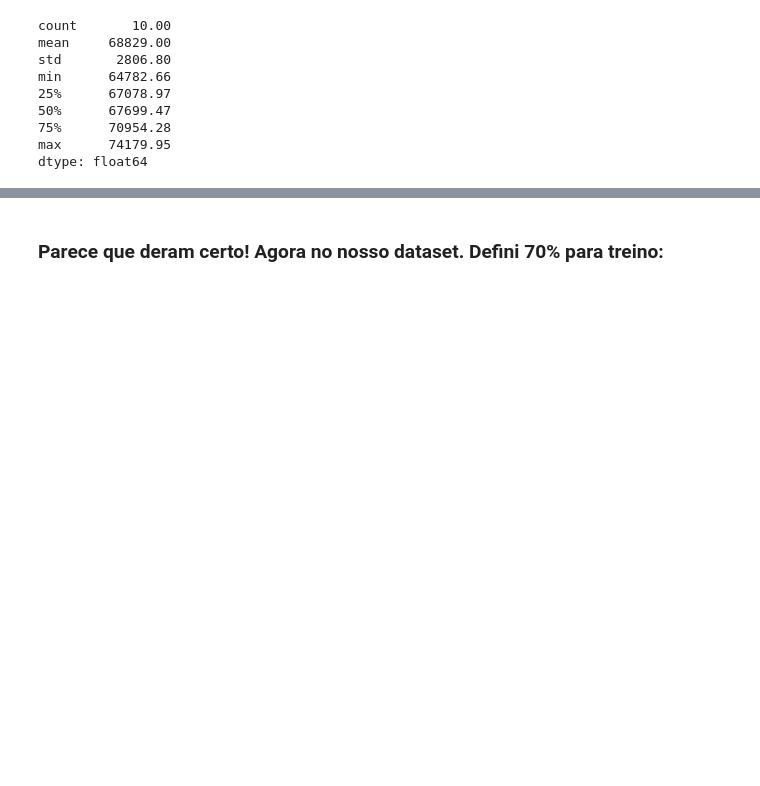
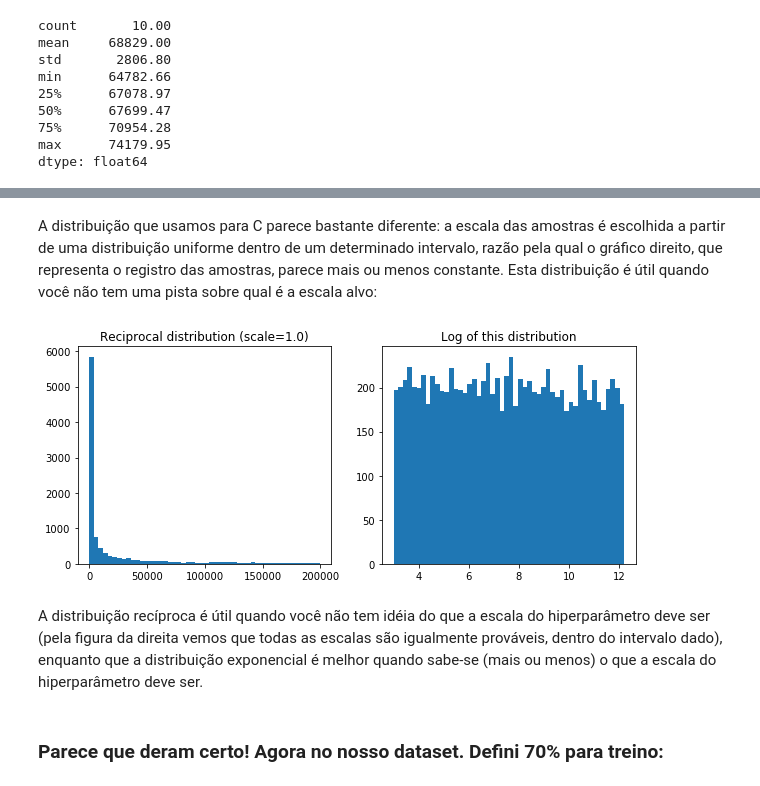
Before and after one commit to marcelomiky/python_code, a Jupyter notebook: scikit-learn/tcc/california-housing-prices.ipynb, the cells around one changed output, grey strips where cells are left out. Saved outputs shown, nothing was run; the diff lists cells and outputs as text; code cells hidden in the pictures; blank space fills up the shorter version.

```diff
--- a/scikit-learn/tcc/california-housing-prices.ipynb
+++ b/scikit-learn/tcc/california-housing-prices.ipynb
@@ -1190,3 +1681,20 @@ dtype: float64
+# %% [markdown]
+A distribuição que usamos para C parece bastante diferente: a escala das amostras é escolhida a partir de uma distribuição uniforme dentro de um determinado intervalo, razão pela qual o gráfico direito, que representa o registro das amostras, parece mais ou menos constante. Esta distribuição é útil quando você não tem uma pista sobre qual é a escala alvo:
+# %%
+reciprocal_distrib = reciprocal(20, 200000)
+samples = reciprocal_distrib.rvs(10000, random_state=42)
+plt.figure(figsize=(10, 4))
+plt.subplot(121)
+plt.title("Reciprocal distribution (scale=1.0)")
+plt.hist(samples, bins=50)
+plt.subplot(122)
+plt.title("Log of this distribution")
+plt.hist(np.log(samples), bins=50)
+plt.show()
+# %% [output]
+[figure, added]
+# %% [markdown]
+A distribuição recíproca é útil quando você não tem idéia do que a escala do hiperparâmetro deve ser (pela figura da direita vemos que todas as escalas são igualmente prováveis, dentro do intervalo dado), enquanto que a distribuição exponencial é melhor quando sabe-se (mais ou menos) o que a escala do hiperparâmetro deve ser.
 # %% [markdown]
 ### Parece que deram certo! Agora no nosso dataset. Defini 70% para treino:
 # %%
```
Also changed, not shown: parts of 65 cells of this notebook.
